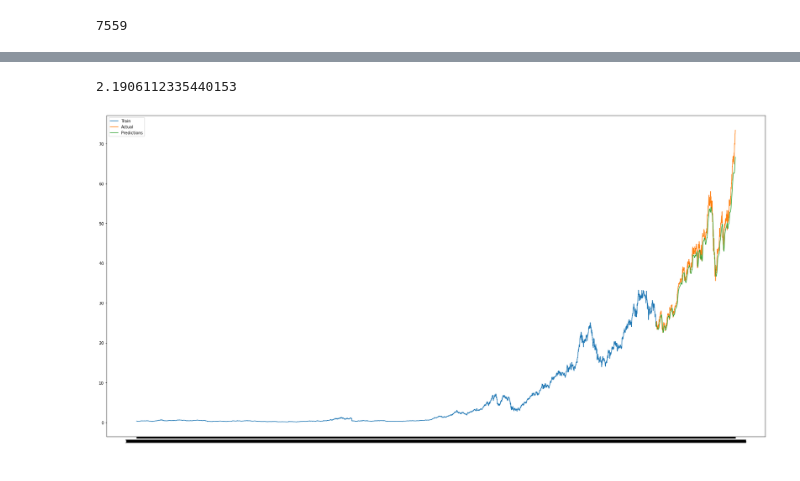
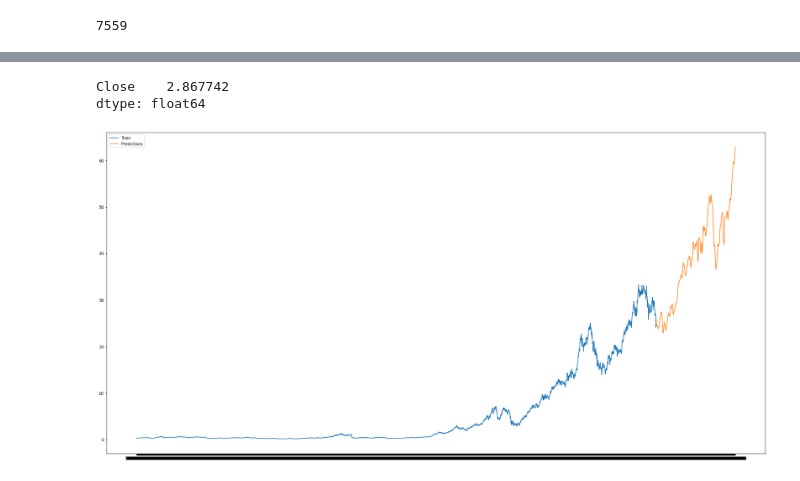
Before and after one commit to microgel/CS-216-Project, a Jupyter notebook: LSTM.ipynb, the cells around one changed output, grey strips where cells are left out. Cells and saved outputs as stored; diff of their text form; code cells hidden in the pictures.

```diff
--- a/LSTM.ipynb
+++ b/LSTM.ipynb
@@ -46,10 +46,13 @@ x_train = np.reshape(x_train, (x_train.shape[0],x_train.shape[1],1))
 # create LSTM model
 model = Sequential()
 model.add(LSTM(units=50, return_sequences=True, input_shape=(x_train.shape[1],1)))
-model.add(LSTM(units=50))
+model.add(LSTM(units = 50, return_sequences = True))
+model.add(LSTM(units = 50, return_sequences = True))
+model.add(LSTM(units = 50, return_sequences = False))
+
 model.add(Dense(1))
 # %%
 # fit LSTM network
 model.compile(loss='mean_squared_error', optimizer='adam')
-model.fit(x_train, y_train, epochs=3, batch_size=20, verbose=2)
+model.fit(x_train, y_train, epochs=5, batch_size=32)
 # %% [output]
@@ -82,7 +99,8 @@ closing_price = scaler.inverse_transform(closing_price)
 rms = np.sqrt(np.mean(np.power((valid-closing_price),2)))
 rms
 # %% [output]
-2.1906112335440153
+Close    2.867742
+dtype: float64
 # %%
 # set up dataframe for visualization
 train = df[:6559]
@@ -91,9 +109,9 @@ valid['Predictions'] = closing_price
 # %%
 # plot train data, test data, predicted values
 fig, ax = plt.subplots(figsize=(30,15))
 ax.plot(train['Close'], label="Train")
-ax.plot(valid['Close'], label="Actual")
+#ax.plot(valid['Close'], label="Actual")
 ax.plot(valid['Predictions'], label="Predictions")
 leg = ax.legend()
 # %% [output]
-[figure, old version]
+[figure, new version]
```
Also changed, not shown: parts of 2 cells of this notebook, 26 other files.
